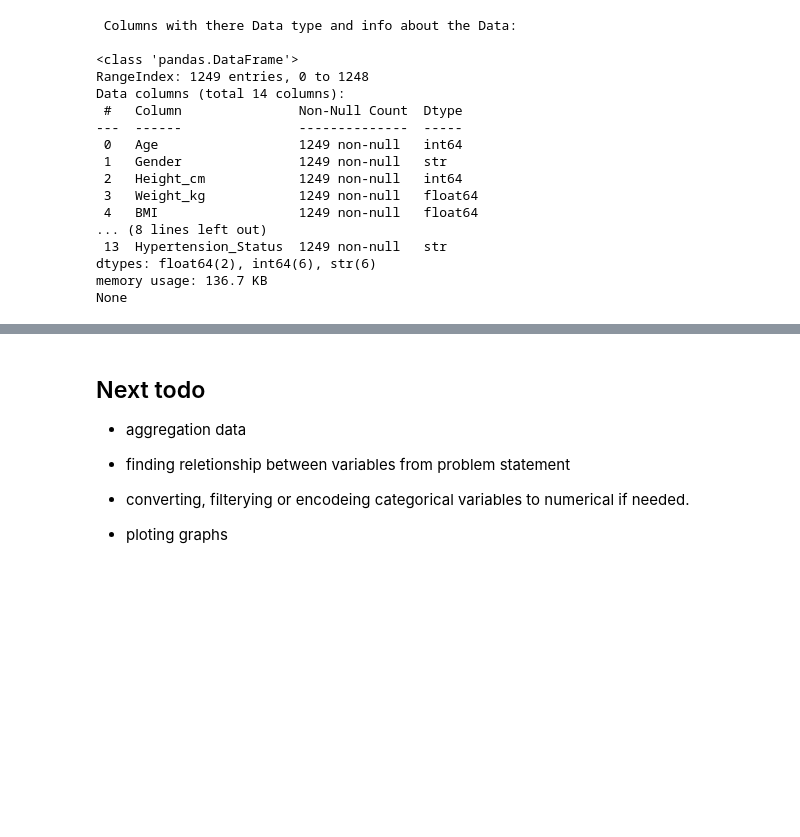
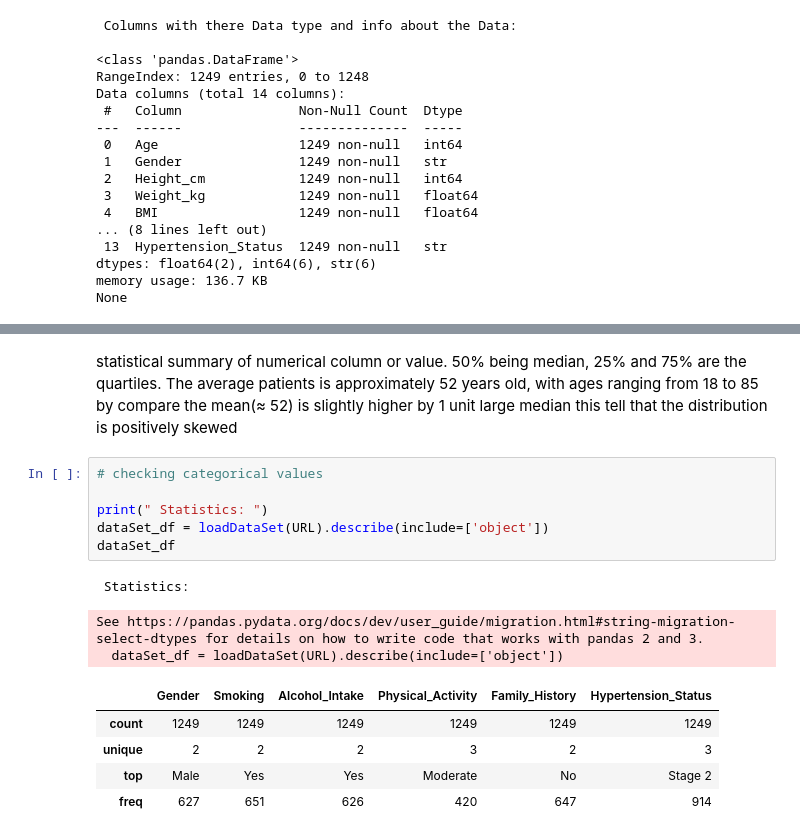
Before and after one commit to Bobbylee007/hypertension_DA_project, a Jupyter notebook: hypertention.ipynb, the cells around one changed output, grey strips where cells are left out. Saved outputs shown, nothing was run; the diff lists cells and outputs as text; blank space fills up the shorter version.

```diff
--- a/hypertention.ipynb
+++ b/hypertention.ipynb
@@ -177,12 +205,20 @@ dataSet_df
 | 50% | 51.000000 | 167.000000 | 77.600000 | 27.900000 | 139.000000 | 87.000000 | 225.000000 | ... |
 | 75% | 69.000000 | 180.000000 | 92.900000 | 32.900000 | 160.000000 | 102.000000 | 261.000000 | ... |
 | max | 85.000000 | 190.000000 | 134.700000 | 38.000000 | 180.000000 | 115.000000 | 300.000000 | ... |
-# %% [markdown]
-## Next todo
- - aggregation data
-
- - finding reletionship between variables from problem statement
-
- - converting, filterying or encodeing categorical variables to numerical if needed.
-
- - ploting graphs
+# %% [markdown]
+statistical summary of numerical column or value. 50% being median, 25% and 75% are the quartiles. The average patients is approximately 52 years old, with ages ranging from 18 to 85 by compare the mean(≈ 52) is slightly higher by 1 unit large median this tell that the distribution is positively skewed
+# %%
+# checking categorical values
+
+print(" Statistics: ")
+dataSet_df = loadDataSet(URL).describe(include=['object'])
+dataSet_df
+# %% [output]
+ Statistics:
+See https://pandas.pydata.org/docs/dev/user_guide/migration.html#string-migration-select-dtypes for details on how to write code that works with pandas 2 and 3.
+  dataSet_df = loadDataSet(URL).describe(include=['object'])
+|  | Gender | Smoking | Alcohol_Intake | Physical_Activity | Family_History | Hypertension_Status |
+| count | 1249 | 1249 | 1249 | 1249 | 1249 | 1249 |
+| unique | 2 | 2 | 2 | 3 | 2 | 3 |
+| top | Male | Yes | Yes | Moderate | No | Stage 2 |
+| freq | 627 | 651 | 626 | 420 | 647 | 914 |
```
Also changed, not shown: parts of 37 cells of this notebook, 1 other file.
